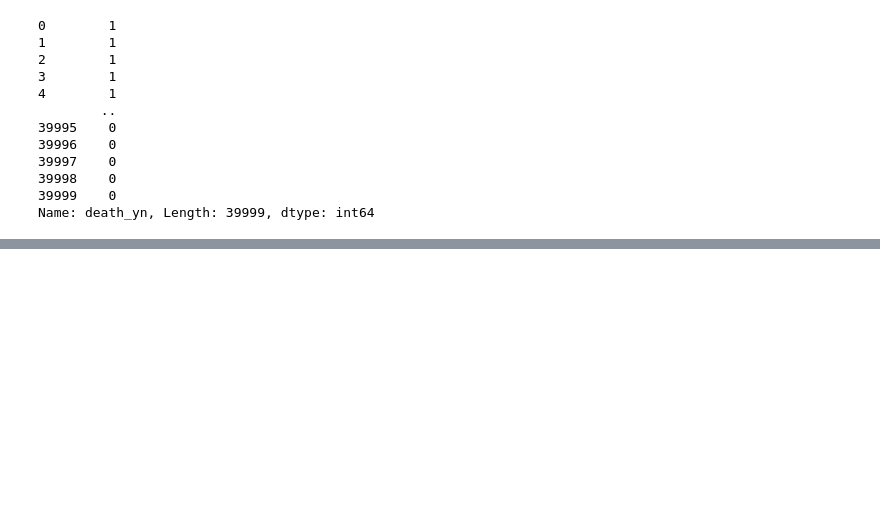
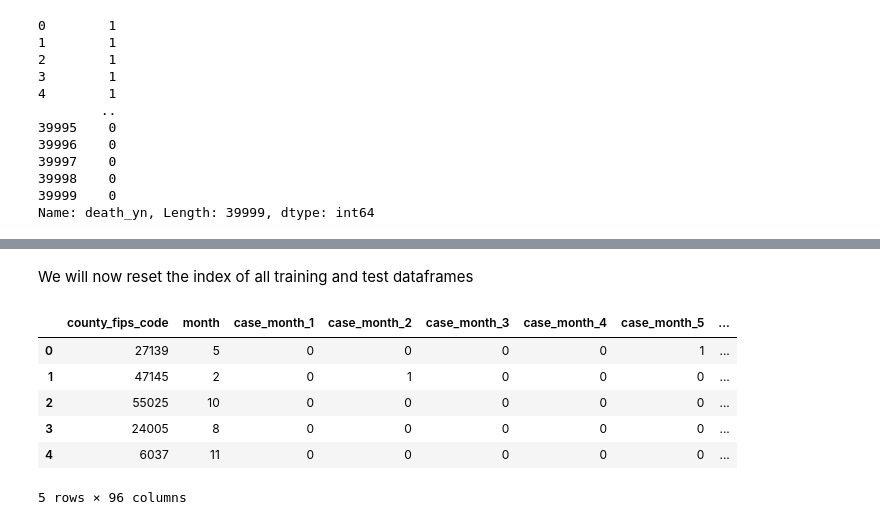
Before and after one commit to paul-od24/data_analytics_hw2, a Jupyter notebook: hw2 copy.ipynb, the cells around one changed output, grey strips where cells are left out. Cells and saved outputs as stored; diff of their text form; code cells hidden in the pictures; blank space fills up the shorter version.

```diff
--- a/hw2 copy.ipynb
+++ b/hw2 copy.ipynb
@@ -813,0 +1011,17 @@ Index(['case_month', 'res_state', 'county_fips_code', 'age_group', 'sex',
+# %% [markdown]
+We will now reset the index of all training and test dataframes
+# %%
+# need to reset the index to allow contatenation with predicted values otherwise not joining on same index...
+X_train.reset_index(drop=True, inplace=True)
+y_train.reset_index(drop=True, inplace=True)
+X_test.reset_index(drop=True, inplace=True)
+y_test.reset_index(drop=True, inplace=True)
+X_train.head(5)
+# %% [output]
+|  | county_fips_code | month | case_month_1 | case_month_2 | case_month_3 | case_month_4 | case_month_5 | ... |
+| 0 | 27139 | 5 | 0 | 0 | 0 | 0 | 1 | ... |
+| 1 | 47145 | 2 | 0 | 1 | 0 | 0 | 0 | ... |
+| 2 | 55025 | 10 | 0 | 0 | 0 | 0 | 0 | ... |
+| 3 | 24005 | 8 | 0 | 0 | 0 | 0 | 0 | ... |
+| 4 | 6037 | 11 | 0 | 0 | 0 | 0 | 0 | ... |
+5 rows × 96 columns
```
Also changed, not shown: parts of 61 cells of this notebook.
